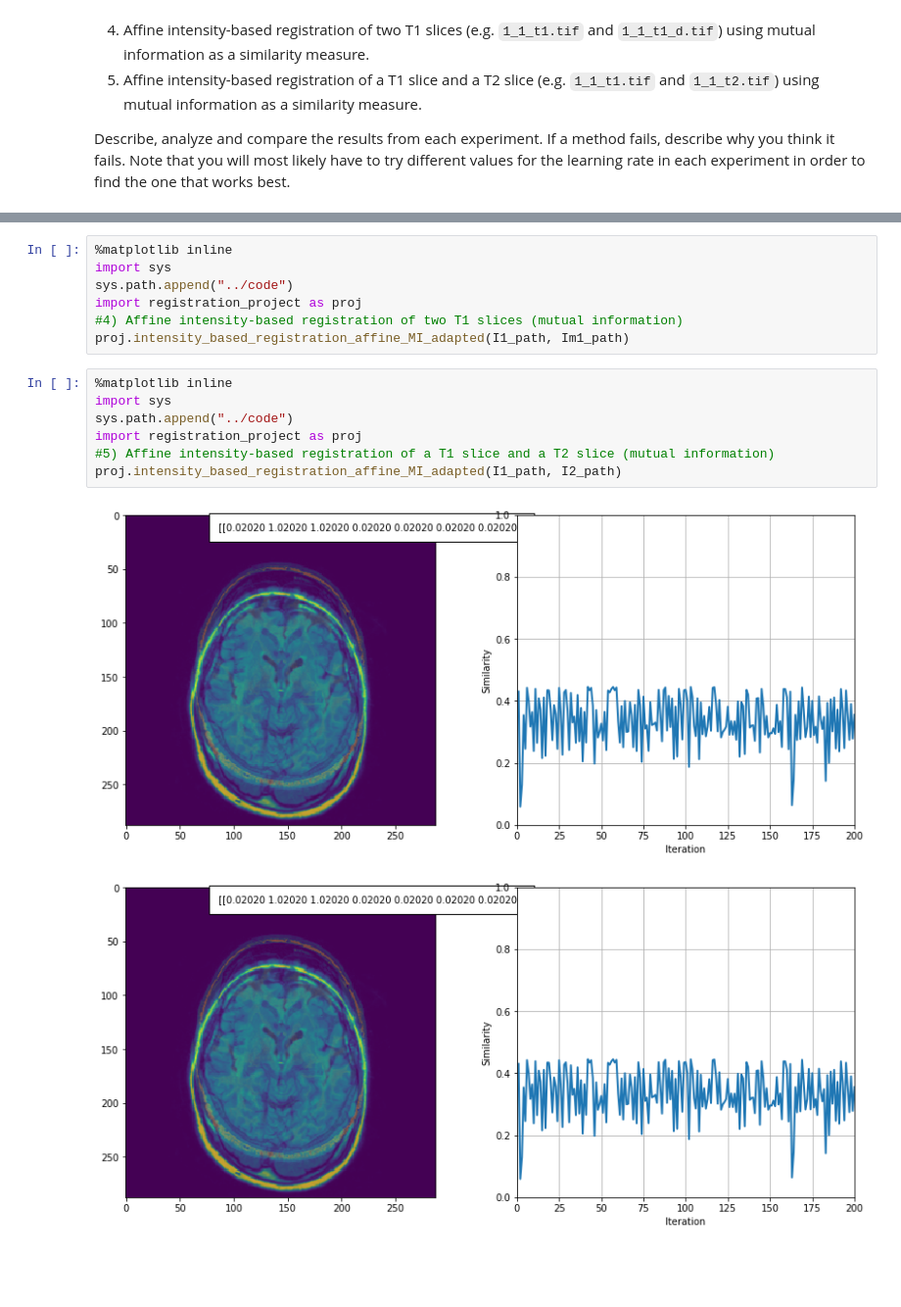
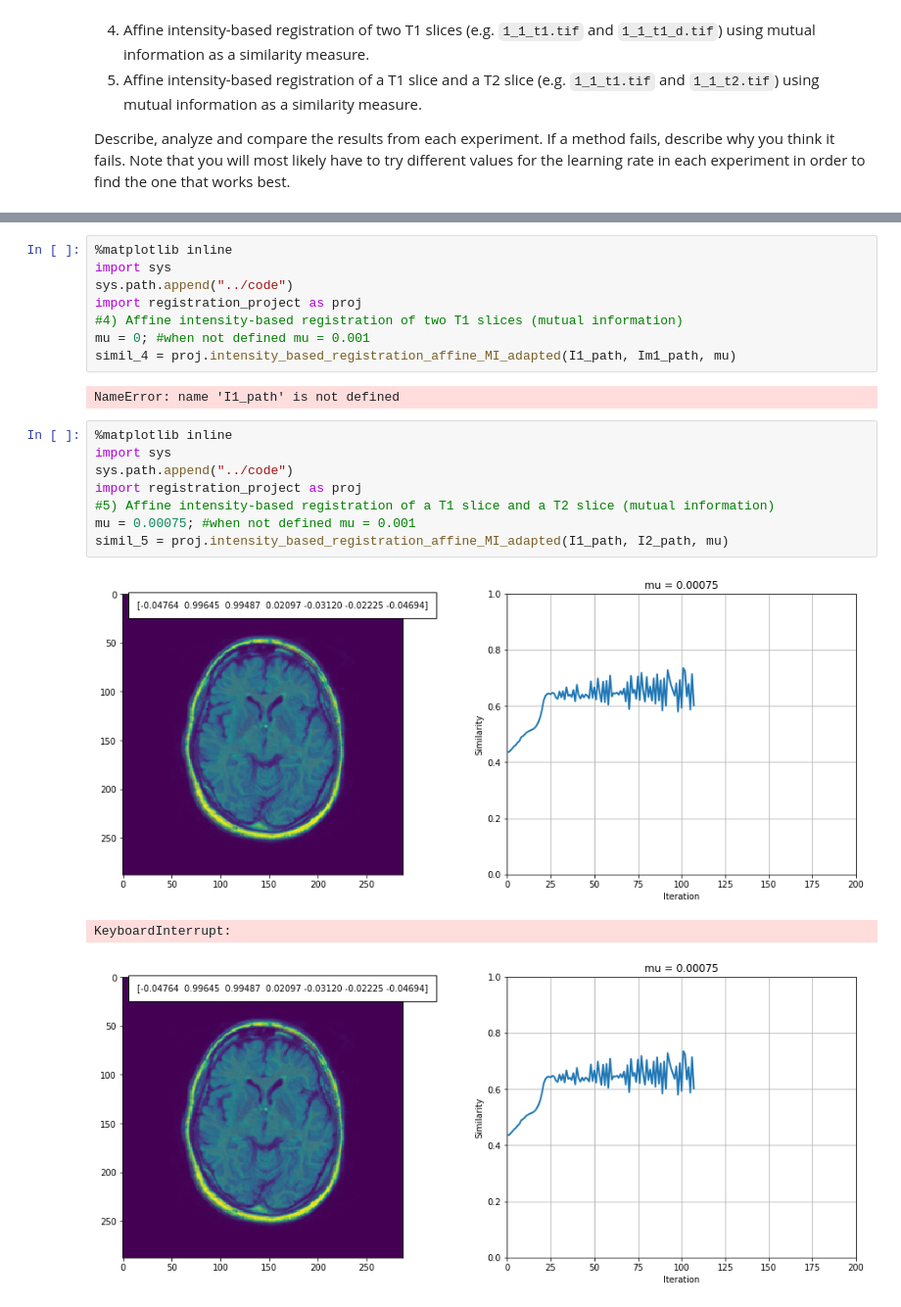
Before and after one commit to JoanKant/8dc00-mia, a Jupyter notebook: notebooks/registration_project.ipynb, the cells around one changed output, grey strips where cells are left out. Shown: that part at 98% size. Saved outputs shown, nothing was run; the diff lists cells and outputs as text; blank space fills up the shorter version.

Commit message:
Updated registration etc. and added two scripts for changing learning rates

```diff
--- a/notebooks/registration_project.ipynb
+++ b/notebooks/registration_project.ipynb
@@ -195,14 +198,19 @@ import sys
 sys.path.append("../code")
 import registration_project as proj
 #4) Affine intensity-based registration of two T1 slices (mutual information)
-proj.intensity_based_registration_affine_MI_adapted(I1_path, Im1_path)
+mu = 0; #when not defined mu = 0.001
+simil_4 = proj.intensity_based_registration_affine_MI_adapted(I1_path, Im1_path, mu)
+# %% [output]
+NameError: name 'I1_path' is not defined
 # %%
 %matplotlib inline
 import sys
 sys.path.append("../code")
 import registration_project as proj
 #5) Affine intensity-based registration of a T1 slice and a T2 slice (mutual information)
-proj.intensity_based_registration_affine_MI_adapted(I1_path, I2_path)
+mu = 0.00075; #when not defined mu = 0.001
+simil_5 = proj.intensity_based_registration_affine_MI_adapted(I1_path, I2_path, mu)
 # %% [output]
-[figure, old version]
+[figure, new version]
+KeyboardInterrupt:
-[figure, old version]
+[figure, new version]
```
Also changed, not shown: parts of 4 cells of this notebook, 40 other files.
